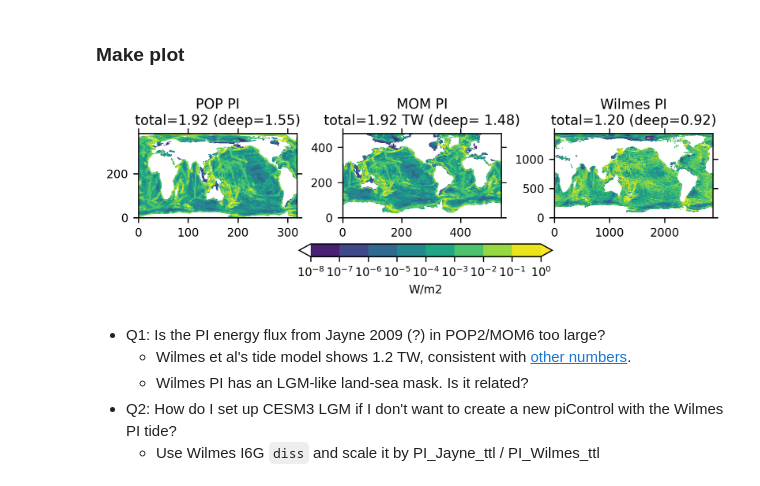
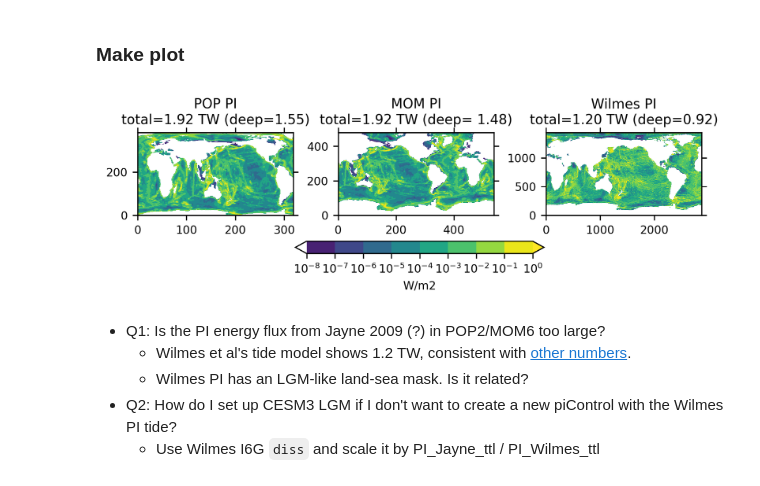
Before and after one commit to jiang-zhu/paleowg-recipes, a Jupyter notebook: cesm3_lgm/06.create_mom6_lgm_tidal.ipynb, the cells around one changed output. Cells and saved outputs as stored; diff of their text form; code cells hidden in the pictures.

```diff
--- a/cesm3_lgm/06.create_mom6_lgm_tidal.ipynb
+++ b/cesm3_lgm/06.create_mom6_lgm_tidal.ipynb
@@ -215,28 +215,28 @@ Attributes:
 # %%
 fig, axes = plt.subplots(1, 3, figsize=(6, 2),
                          sharex=False, sharey=False,
                          constrained_layout=True)
 
 ax = axes[0]
 hc = ax.contourf(ds_pop_pre.diss, levels=levels, extend='both')
 hc.set_norm(mcolors.LogNorm(vmin=vmin, vmax=vmax))
-ax.set_title(f"POP PI\ntotal={ds_pop_pre.diss_ttl:3.2f} (deep={ds_pop_pre.diss_ttl_deep:3.2f})")
+ax.set_title(f"POP PI\ntotal={ds_pop_pre.diss_ttl:3.2f} TW (deep={ds_pop_pre.diss_ttl_deep:3.2f})")
 
 ax = axes[1]
 hc = ax.contourf(ds_mom_pre.wave_dissipation, levels=levels, extend='both')
 hc.set_norm(mcolors.LogNorm(vmin=vmin, vmax=vmax))
 ax.set_title(f"MOM PI\ntotal={ds_mom_pre.diss_ttl:3.2f} TW (deep={ds_mom_pre.diss_ttl_deep: 3.2f})")
 
 ax = axes[2]
 ds = tide_cases['wilmes_pi']['ds']
 hc = ax.contourf(ds.diss.T, levels=levels, extend='both')
 hc.set_norm(mcolors.LogNorm(vmin=vmin, vmax=vmax))
-ax.set_title(f"Wilmes PI\ntotal={ds.diss_ttl:3.2f} (deep={ds.diss_ttl_deep:3.2f})")
+ax.set_title(f"Wilmes PI\ntotal={ds.diss_ttl:3.2f} TW (deep={ds.diss_ttl_deep:3.2f})")
 
 cb = fig.colorbar(hc, ax=axes, orientation='horizontal', shrink=0.5,)
 cb.set_label('W/m2')
 # %% [output]
-[figure, old version]
+[figure, new version]
 # %% [markdown]
 - Q1: Is the PI energy flux from Jayne 2009 (?) in POP2/MOM6 too large?
   - Wilmes et al's tide model shows 1.2 TW, consistent with [other numbers](https://doi.org/10.1038/s43017-020-0097-z).
```
